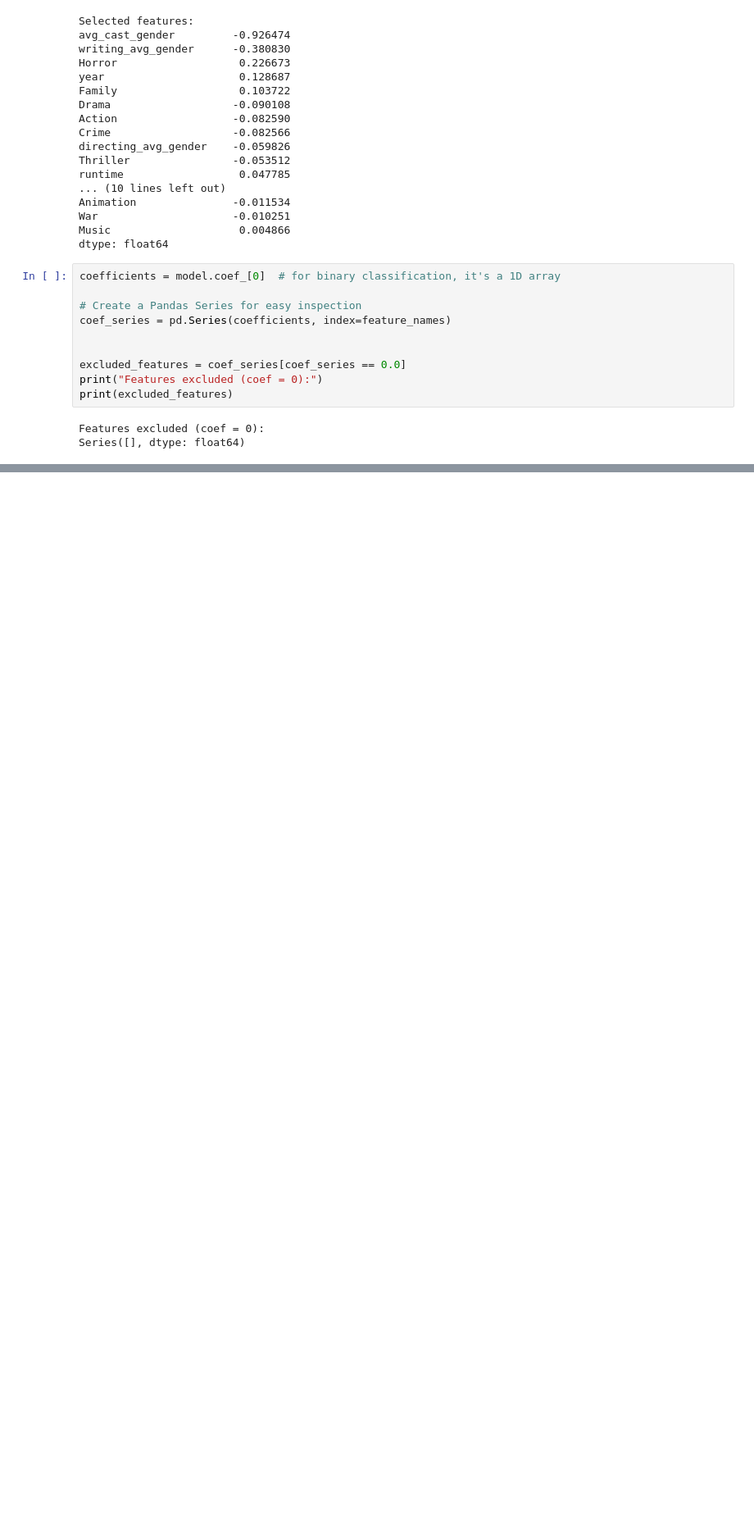
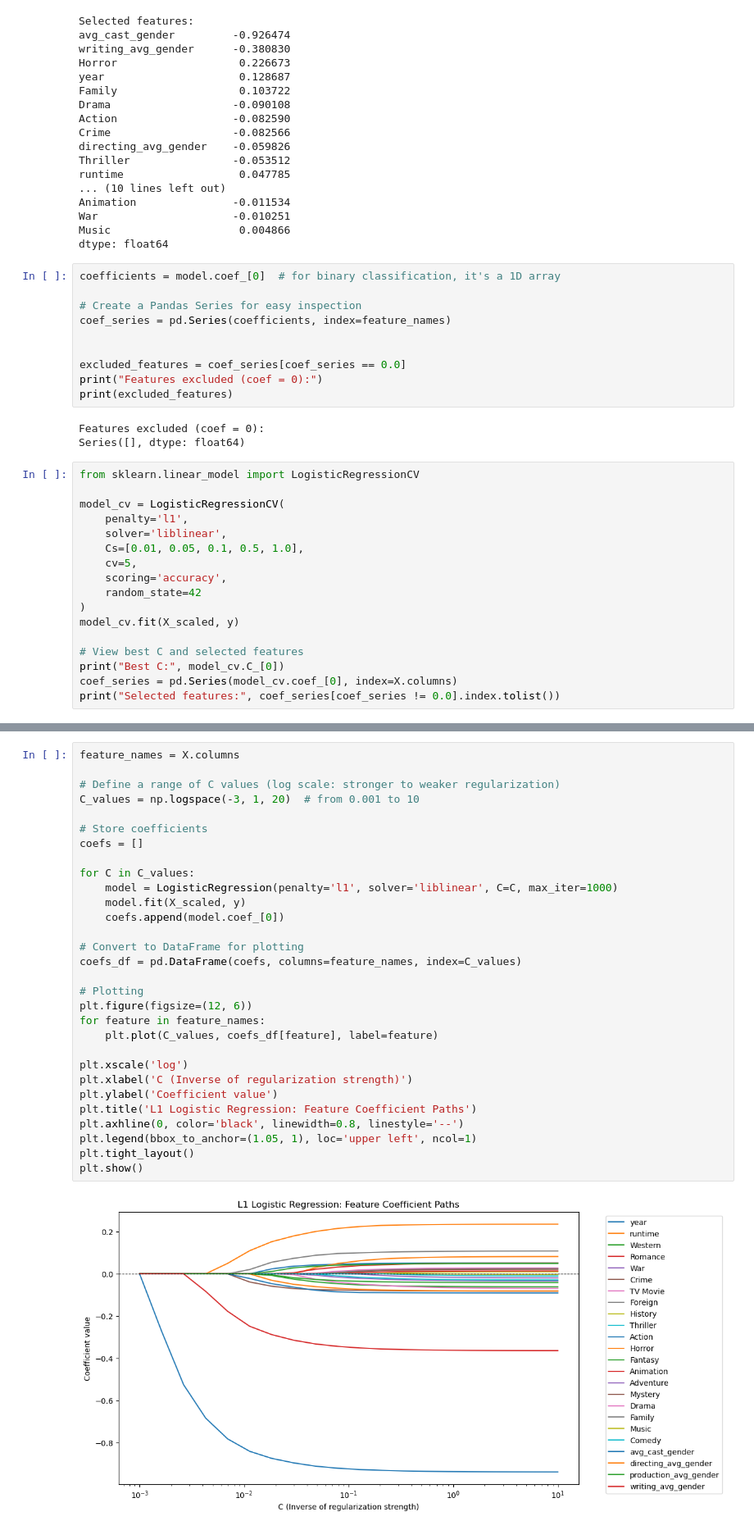
Before and after one commit to ABecker03/COGS209_Project, a Jupyter notebook: regression.ipynb, the cells around one changed output, grey strips where cells are left out. Shown at 82% size. Cells and saved outputs as stored; diff of their text form; blank space fills up the shorter version.

Commit message:
graphs
AHHHHHHH ok omg so now the graphs should be here for real oh my god

```diff
--- a/regression.ipynb
+++ b/regression.ipynb
@@ -88,3 +88,20 @@ print(excluded_features)
 # %% [output]
 Features excluded (coef = 0):
 Series([], dtype: float64)
+# %%
+from sklearn.linear_model import LogisticRegressionCV
+
+model_cv = LogisticRegressionCV(
+    penalty='l1',
+    solver='liblinear',
+    Cs=[0.01, 0.05, 0.1, 0.5, 1.0],
+    cv=5,
+    scoring='accuracy',
+    random_state=42
+)
+model_cv.fit(X_scaled, y)
+
+# View best C and selected features
+print("Best C:", model_cv.C_[0])
+coef_series = pd.Series(model_cv.coef_[0], index=X.columns)
+print("Selected features:", coef_series[coef_series != 0.0].index.tolist())
@@ -90,0 +111,32 @@ Series([], dtype: float64)
+# %%
+feature_names = X.columns
+
+# Define a range of C values (log scale: stronger to weaker regularization)
+C_values = np.logspace(-3, 1, 20)  # from 0.001 to 10
+
+# Store coefficients
+coefs = []
+
+for C in C_values:
+    model = LogisticRegression(penalty='l1', solver='liblinear', C=C, max_iter=1000)
+    model.fit(X_scaled, y)
+    coefs.append(model.coef_[0])
+
+# Convert to DataFrame for plotting
+coefs_df = pd.DataFrame(coefs, columns=feature_names, index=C_values)
+
+# Plotting
+plt.figure(figsize=(12, 6))
+for feature in feature_names:
+    plt.plot(C_values, coefs_df[feature], label=feature)
+
+plt.xscale('log')
+plt.xlabel('C (Inverse of regularization strength)')
+plt.ylabel('Coefficient value')
+plt.title('L1 Logistic Regression: Feature Coefficient Paths')
+plt.axhline(0, color='black', linewidth=0.8, linestyle='--')
+plt.legend(bbox_to_anchor=(1.05, 1), loc='upper left', ncol=1)
+plt.tight_layout()
+plt.show()
+# %% [output]
+[figure, added]
```
Also changed, not shown: parts of 2 cells of this notebook.
